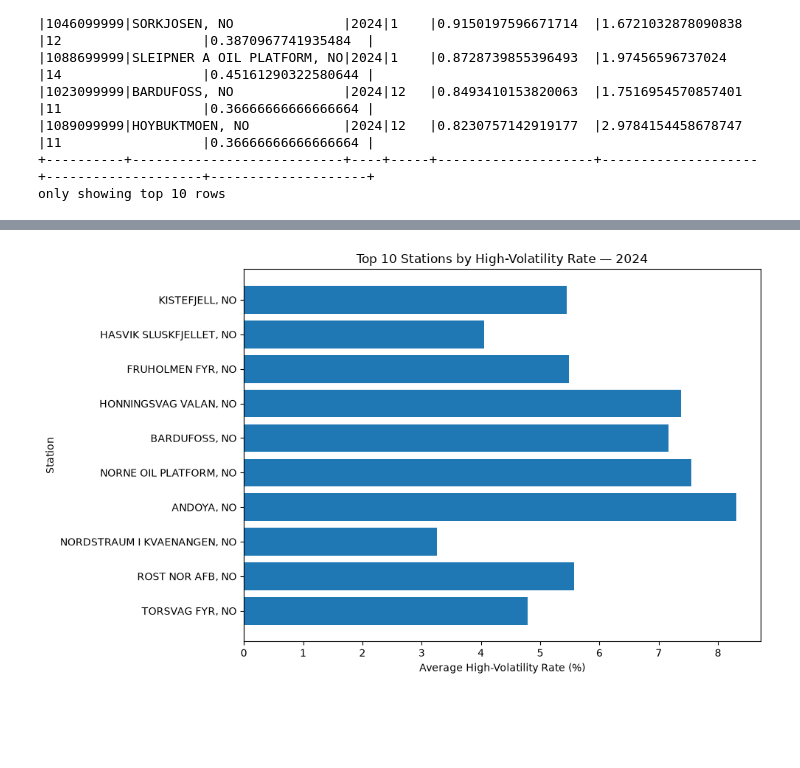
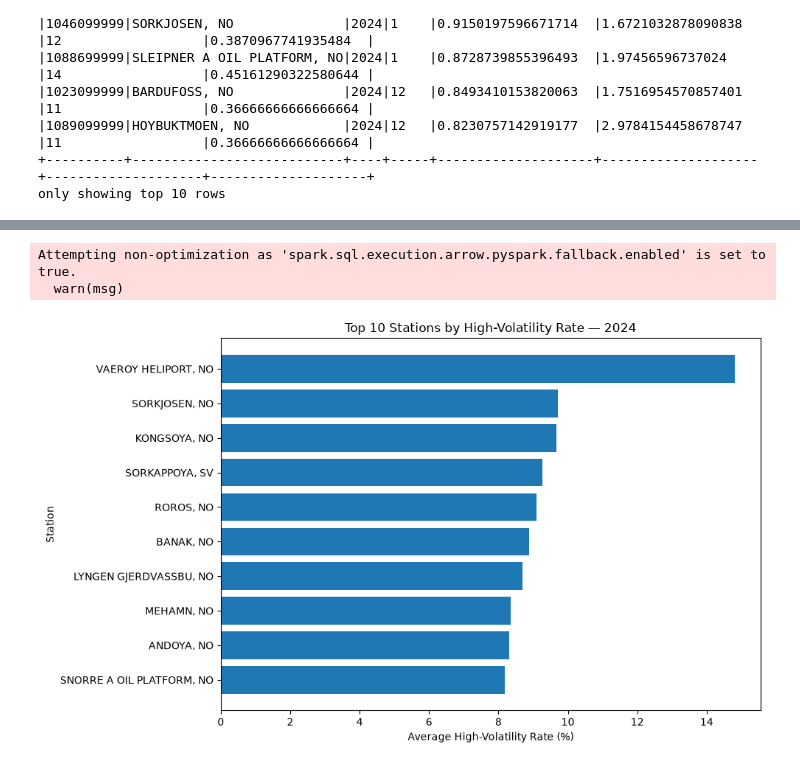
Before and after one commit to Gururaman14/global-climate-volatility, a Jupyter notebook: notebooks/climate_volatility_analysis.ipynb, the cells around one changed output, grey strips where cells are left out. Cells and saved outputs as stored; diff of their text form; code cells hidden in the pictures; blank space fills up the shorter version.

```diff
--- a/notebooks/climate_volatility_analysis.ipynb
+++ b/notebooks/climate_volatility_analysis.ipynb
@@ -40,8 +57,10 @@ Spark session started successfully.
 # %%
-monthly_path = "../data/processed/monthly/2024"
+monthly_path = "s3a://climate-data/processed/monthly/2024/"
+volatility_path = "s3a://climate-data/processed/volatility/2024/"
+
 monthly_df = spark.read.parquet(monthly_path)
+volatility_df = spark.read.parquet(volatility_path)
 
 print("Monthly records:", monthly_df.count())
-print("Monthly columns:", len(monthly_df.columns))
-monthly_df.printSchema()
+print("Daily records:", volatility_df.count())
 # %% [output]
@@ -143,12 +199,16 @@ top_events.show(10, truncate=False)
 +----------+---------------------------+----+-----+--------------------+--------------------+--------------------+--------------------+
 only showing top 10 rows
 # %%
-station_summary = (analysis_df
-    .groupBy("STATION","NAME")
-    .agg(avg("AVG_VOLATILITY_SCORE").alias("AVG_VOLATILITY_SCORE"),
-         sum("HIGH_VOLATILITY_DAYS").alias("HIGH_VOLATILITY_DAYS"),
-         avg("HIGH_VOLATILITY_RATE").alias("AVG_HIGH_VOLATILITY_RATE"))
-    .orderBy(desc("AVG_VOLATILITY_SCORE")))
+station_summary = (
+    monthly_df
+    .groupBy("STATION", "NAME")
+    .agg(
+        avg("AVG_VOLATILITY_SCORE").alias("AVG_VOLATILITY_SCORE"),
+        sum("HIGH_VOLATILITY_DAYS").alias("HIGH_VOLATILITY_DAYS"),
+        avg("HIGH_VOLATILITY_RATE").alias("AVG_HIGH_VOLATILITY_RATE")
+    )
+    .orderBy(desc("AVG_VOLATILITY_SCORE"))
+)
 
 station_summary.show(10, truncate=False)
 # %% [output]
@@ -186,12 +253,24 @@ plt.show()
 # %%
-plt.figure(figsize=(10,6))
-plt.barh(station_top10["NAME"], station_top10["AVG_HIGH_VOLATILITY_RATE"] * 100)
+top10_rate_pd = (
+    station_summary
+    .orderBy(desc("AVG_HIGH_VOLATILITY_RATE"))
+    .limit(10)
+    .toPandas()
+)
+
+plt.figure(figsize=(10, 6))
+plt.barh(
+    top10_rate_pd["NAME"],
+    top10_rate_pd["AVG_HIGH_VOLATILITY_RATE"] * 100
+)
 plt.xlabel("Average High-Volatility Rate (%)")
 plt.ylabel("Station")
 plt.title("Top 10 Stations by High-Volatility Rate — 2024")
 plt.gca().invert_yaxis()
 plt.tight_layout()
 plt.show()
 # %% [output]
+Attempting non-optimization as 'spark.sql.execution.arrow.pyspark.fallback.enabled' is set to true.
+  warn(msg)
-[figure, old version]
+[figure, new version]
 # %%
```
Also changed, not shown: parts of 20 cells of this notebook, 11 other files.
